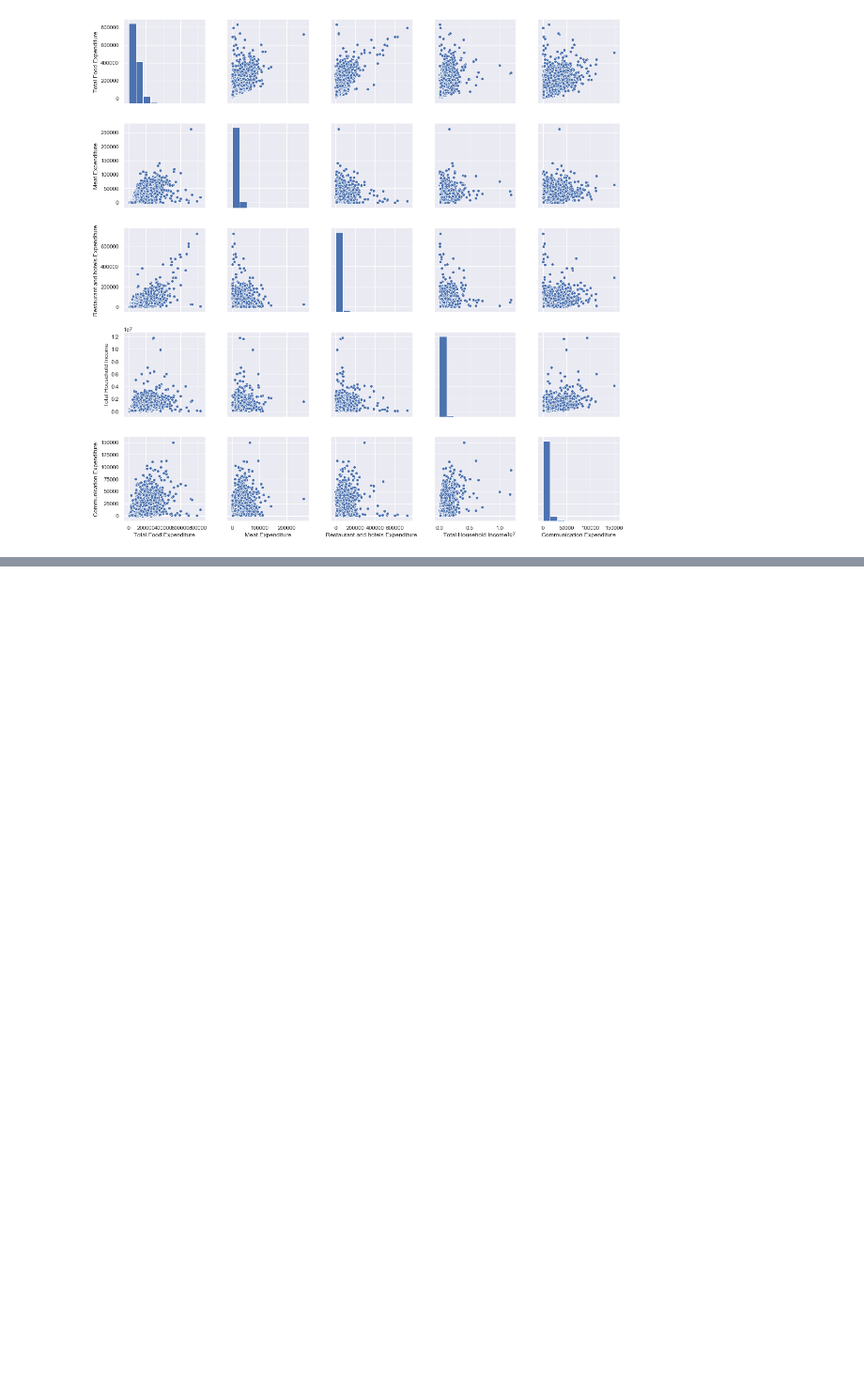
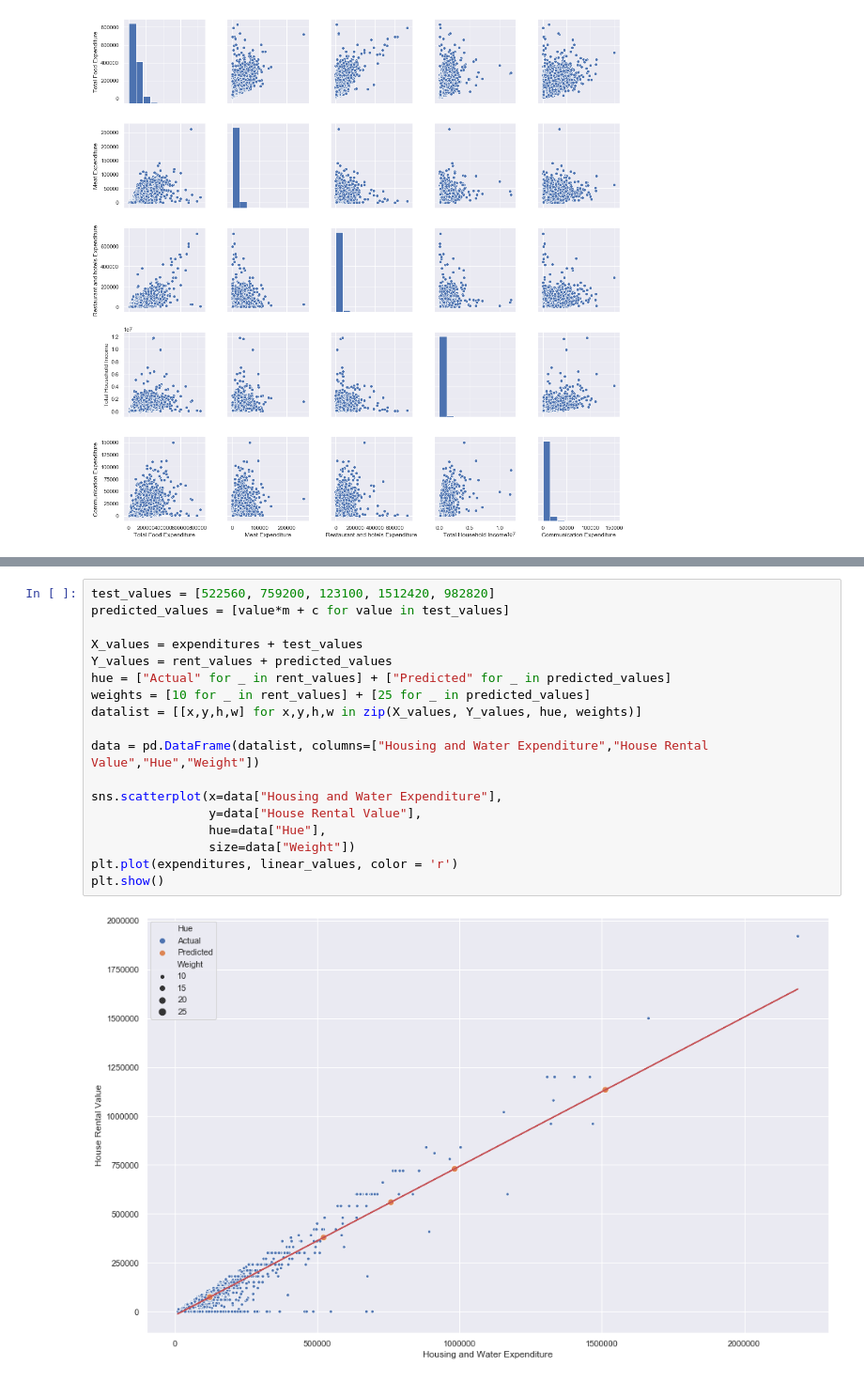
Before and after one commit to AshishShenoy/ids-project, a Jupyter notebook: ids-project.ipynb, the cells around one changed output, grey strips where cells are left out. Shown at 94% size. Drawn from its saved outputs; the diff is of its cells as text; blank space fills up the shorter version.

```diff
--- a/ids-project.ipynb
+++ b/ids-project.ipynb
@@ -427,0 +469,20 @@ plt.show()
+# %%
+test_values = [522560, 759200, 123100, 1512420, 982820]
+predicted_values = [value*m + c for value in test_values]
+
+X_values = expenditures + test_values
+Y_values = rent_values + predicted_values
+hue = ["Actual" for _ in rent_values] + ["Predicted" for _ in predicted_values]
+weights = [10 for _ in rent_values] + [25 for _ in predicted_values]
+datalist = [[x,y,h,w] for x,y,h,w in zip(X_values, Y_values, hue, weights)]
+
+data = pd.DataFrame(datalist, columns=["Housing and Water Expenditure","House Rental Value","Hue","Weight"])
+
+sns.scatterplot(x=data["Housing and Water Expenditure"],
+                y=data["House Rental Value"],
+                hue=data["Hue"],
+                size=data["Weight"])
+plt.plot(expenditures, linear_values, color = 'r')
+plt.show()
+# %% [output]
+[figure, added]
```
Also changed, not shown: parts of 13 cells of this notebook.
